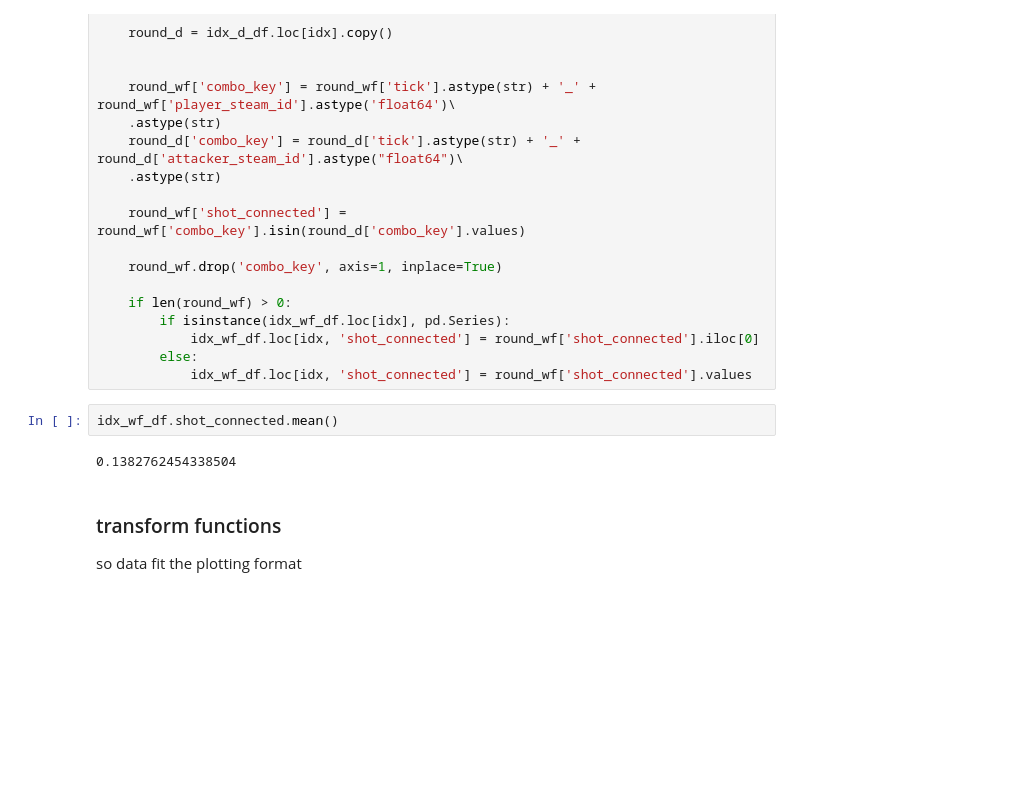
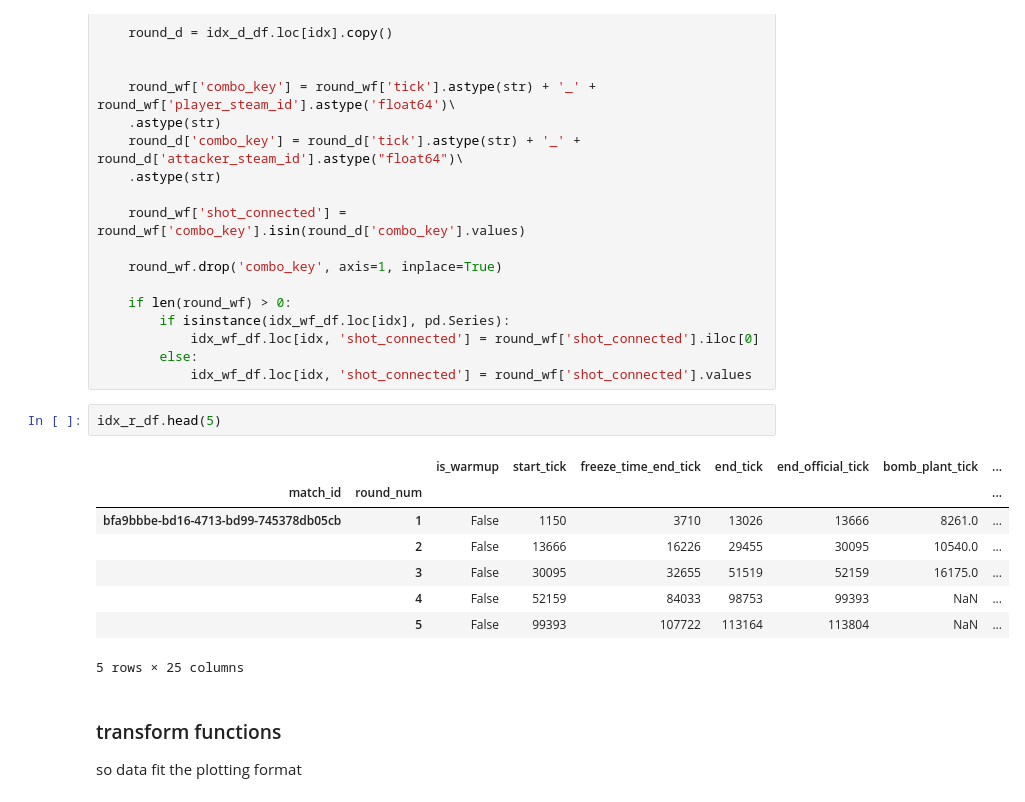
Before and after one commit to khemingkapat/csgo_model, a Jupyter notebook: main.ipynb, the cells around one changed output. Drawn from its saved outputs; the diff is of its cells as text; blank space fills up the shorter version.

```diff
--- a/main.ipynb
+++ b/main.ipynb
@@ -94,9 +95,16 @@ for idx in idx_wf_df.index.unique():
         else:
             idx_wf_df.loc[idx, 'shot_connected'] = round_wf['shot_connected'].values
 # %%
-idx_wf_df.shot_connected.mean()
+idx_r_df.head(5)
 # %% [output]
+|  |  | is_warmup | start_tick | freeze_time_end_tick | end_tick | end_official_tick | bomb_plant_tick | ... |
+| match_id | round_num |  |  |  |  |  |  | ... |
+| bfa9bbbe-bd16-4713-bd99-745378db05cb | 1 | False | 1150 | 3710 | 13026 | 13666 | 8261.0 | ... |
+|  | 2 | False | 13666 | 16226 | 29455 | 30095 | 10540.0 | ... |
+|  | 3 | False | 30095 | 32655 | 51519 | 52159 | 16175.0 | ... |
+|  | 4 | False | 52159 | 84033 | 98753 | 99393 | NaN | ... |
+|  | 5 | False | 99393 | 107722 | 113164 | 113804 | NaN | ... |
-0.1382762454338504
+5 rows × 25 columns
 # %% [markdown]
 ### transform functions
 so data fit the plotting format
```
Also changed, not shown: parts of 21 cells of this notebook.
